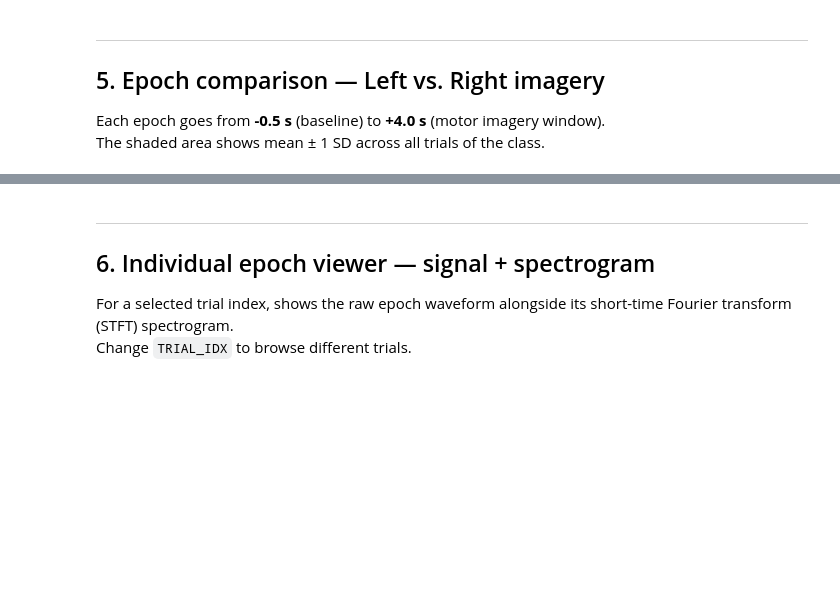
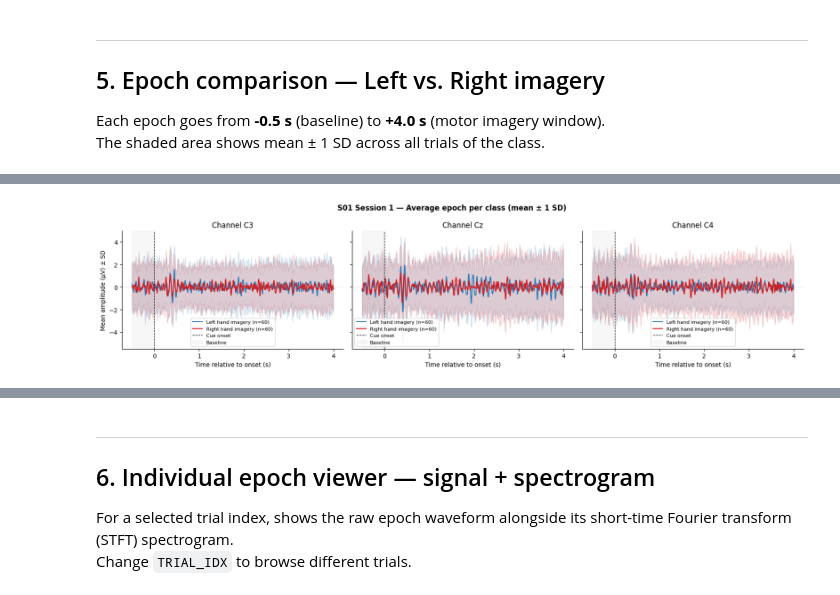
Before and after one commit to jcgs1030/eeg-motor-imagery-ersp-cnn, a Jupyter notebook: notebooks/02_gdf_visual_exploration.ipynb, the cells around one changed output, grey strips where cells are left out. Cells and saved outputs as stored; diff of their text form; code cells hidden in the pictures; blank space fills up the shorter version.

Commit message:
fix: restore matplotlib inline backend and add epoch extraction diagnostics in notebook 02

```diff
--- a/notebooks/02_gdf_visual_exploration.ipynb
+++ b/notebooks/02_gdf_visual_exploration.ipynb
@@ -244,50 +250,58 @@ Total cue markers visible (first 120 s):
 Each epoch goes from **-0.5 s** (baseline) to **+4.0 s** (motor imagery window).
 The shaded area shows mean ± 1 SD across all trials of the class.
 # %%
-epochs = extract_epochs(raw_filt.copy())
+print('Extracting epochs...')
+epochs = None
+try:
+    epochs = extract_epochs(raw_filt.copy())
+    print(f'  OK — {len(epochs)} epochs total')
+    print(f'  Left:  {len(epochs["left"])  if "left"  in epochs.event_id else 0}')
+    print(f'  Right: {len(epochs["right"]) if "right" in epochs.event_id else 0}')
+    print(f'  Shape per epoch: {epochs.get_data().shape}  (epochs × channels × samples)')
+except Exception as e:
+    print(f'ERROR in extract_epochs: {e}')
+    traceback.print_exc()
 
-print(f'Epochs extracted:')
-print(f'  Total:  {len(epochs)}')
-print(f'  Left:   {len(epochs["left"])  if "left"  in epochs.event_id else 0}')
-print(f'  Right:  {len(epochs["right"]) if "right" in epochs.event_id else 0}')
-print(f'  Window: {EPOCH_TMIN} → {EPOCH_TMAX} s  ({epochs.get_data().shape[-1]} samples/epoch)')
+if epochs is None or len(epochs) == 0:
+    print('No epochs — skipping plot. Check the events output in section 4.')
+else:
+    n_ch = len(epochs.ch_names)
+    fig, axes = plt.subplots(1, n_ch, figsize=(5.5 * n_ch, 4), sharey=True)
+    if n_ch == 1:
+        axes = [axes]
 
-# Average ERP per class for all channels
-n_ch = len(epochs.ch_names)
-fig, axes = plt.subplots(1, n_ch, figsize=(5.5 * n_ch, 4), sharey=True)
-if n_ch == 1:
-    axes = [axes]
+    cls_styles = [
+        ('left',  '#2C7BB6', 'Left hand imagery'),
+        ('right', '#D7191C', 'Right hand imagery'),
+    ]
 
-cls_styles = [
-    ('left',  '#2C7BB6', 'Left hand imagery'),
-    ('right', '#D7191C', 'Right hand imagery'),
-]
+    for ax_i, ch in enumerate(epochs.ch_names):
+        ax = axes[ax_i]
+        for cls_name, color, label in cls_styles:
+            if cls_name not in epochs.event_id:
+                continue
+            ep = epochs[cls_name].get_data(picks=[ax_i])[:, 0, :] * 1e6
+            mean = ep.mean(axis=0)
+            std  = ep.std(axis=0)
+            ax.plot(epochs.times, mean, color=color, lw=1.5, label=f'{label} (n={len(ep)})')
+            ax.fill_between(epochs.times, mean - std, mean + std, color=color, alpha=0.15)
 
-for ax_i, ch in enumerate(epochs.ch_names):
-    ax = axes[ax_i]
-    for cls_name, color, label in cls_styles:
-        if cls_name not in epochs.event_id:
-            continue
-        ep = epochs[cls_name].get_data(picks=[ax_i])[:, 0, :] * 1e6
-        mean = ep.mean(axis=0)
-        std  = ep.std(axis=0)
-        ax.plot(epochs.times, mean, color=color, lw=1.5, label=f'{label} (n={len(ep)})')
-        ax.fill_between(epochs.times, mean - std, mean + std, color=color, alpha=0.15)
+        ax.axvline(0,    color='black', lw=0.9, ls='--', label='Cue onset')
+        ax.axvspan(EPOCH_TMIN, 0, alpha=0.06, color='gray', label='Baseline')
+        ax.axhline(0, color='gray', lw=0.4, ls=':')
+        ax.set_title(f'Channel {ch}')
+        ax.set_xlabel('Time relative to onset (s)')
+        if ax_i == 0:
+            ax.set_ylabel('Mean amplitude (µV) ± SD')
+        ax.legend(fontsize=8)
+        ax.spines['top'].set_visible(False)
+        ax.spines['right'].set_visible(False)
 
-    ax.axvline(0,    color='black', lw=0.9, ls='--', label='Cue onset')
-    ax.axvspan(EPOCH_TMIN, 0, alpha=0.06, color='gray', label='Baseline')
-    ax.axhline(0, color='gray', lw=0.4, ls=':')
-    ax.set_title(f'Channel {ch}')
-    ax.set_xlabel('Time relative to onset (s)')
-    if ax_i == 0:
-        ax.set_ylabel('Mean amplitude (µV) ± SD')
-    ax.legend(fontsize=8)
-    ax.spines['top'].set_visible(False)
-    ax.spines['right'].set_visible(False)
-
-fig.suptitle(
-    f'S{SUBJECT:02d} Session {SESSION} — Average epoch per class (mean ± 1 SD)',
-    fontweight='bold', fontsize=12
-)
-plt.tight_layout()
-plt.show()
+    fig.suptitle(
+        f'S{SUBJECT:02d} Session {SESSION} — Average epoch per class (mean ± 1 SD)',
+        fontweight='bold', fontsize=12
+    )
+    plt.tight_layout()
+    plt.show()
+    print('Section 5 done.')
+# %% [output]
@@ -293,0 +313 @@ plt.show()
+[figure, added]
```
Also changed, not shown: parts of 5 cells of this notebook.
